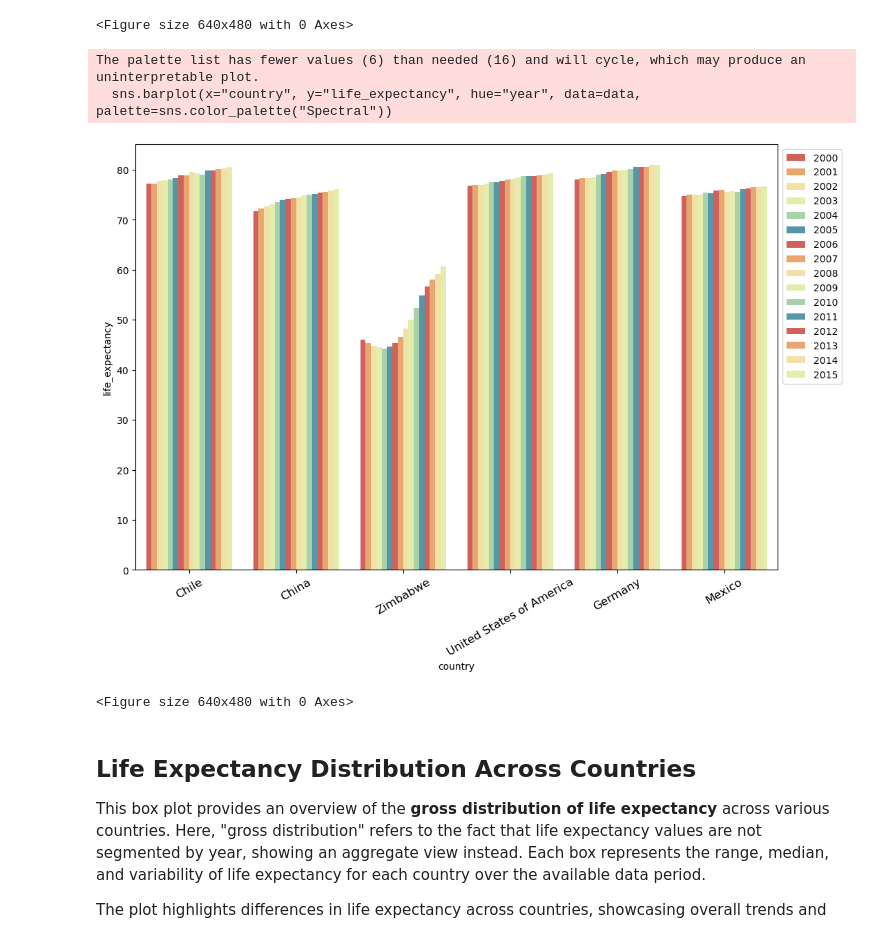
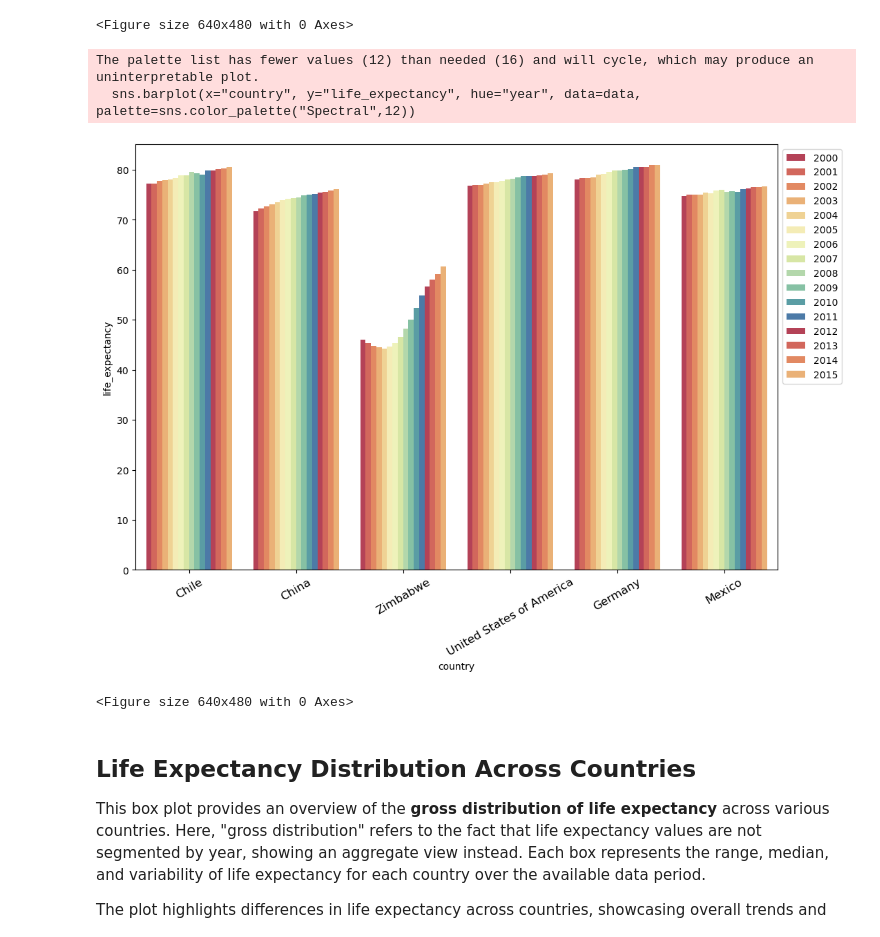
Before and after one commit to jacielbarros/Project-Life-Expectancy-and-GDP, a Jupyter notebook: life_expectancy_gdp.ipynb, the cells around one changed output. Cells and saved outputs as stored; diff of their text form; code cells hidden in the pictures.

```diff
--- a/life_expectancy_gdp.ipynb
+++ b/life_expectancy_gdp.ipynb
@@ -174,19 +166,19 @@ plt.clf()
 # %%
 ## Life Expectancy By Country Through the Years
 
 plt.figure(figsize=(12,8))
 ax = plt.subplot() #sns.color_palette("rocket", as_cmap=True)
-sns.barplot(x="country", y="life_expectancy", hue="year", data=data, palette=sns.color_palette("Spectral"))
+sns.barplot(x="country", y="life_expectancy", hue="year", data=data, palette=sns.color_palette("Spectral",12))
 plt.xticks(rotation=30,fontsize=12)
 plt.legend(loc=0)
 sns.move_legend(ax, "upper left", bbox_to_anchor=(1, 1))
 ax.set_ylabel=country
 plt.show()
 plt.clf()
 # %% [output]
-The palette list has fewer values (6) than needed (16) and will cycle, which may produce an uninterpretable plot.
-  sns.barplot(x="country", y="life_expectancy", hue="year", data=data, palette=sns.color_palette("Spectral"))
+The palette list has fewer values (12) than needed (16) and will cycle, which may produce an uninterpretable plot.
+  sns.barplot(x="country", y="life_expectancy", hue="year", data=data, palette=sns.color_palette("Spectral",12))
-[figure, old version]
+[figure, new version]
 <Figure size 640x480 with 0 Axes>
 # %% [markdown]
 ## Life Expectancy Distribution Across Countries
```
Also changed, not shown: parts of 2 cells of this notebook.
